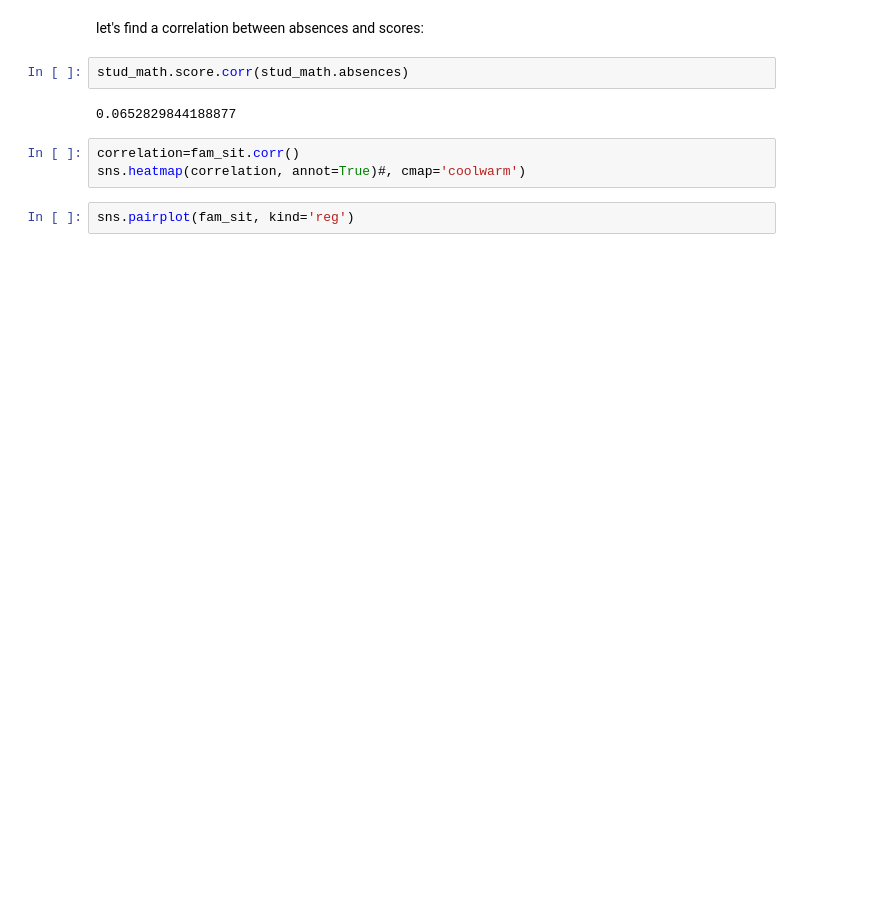
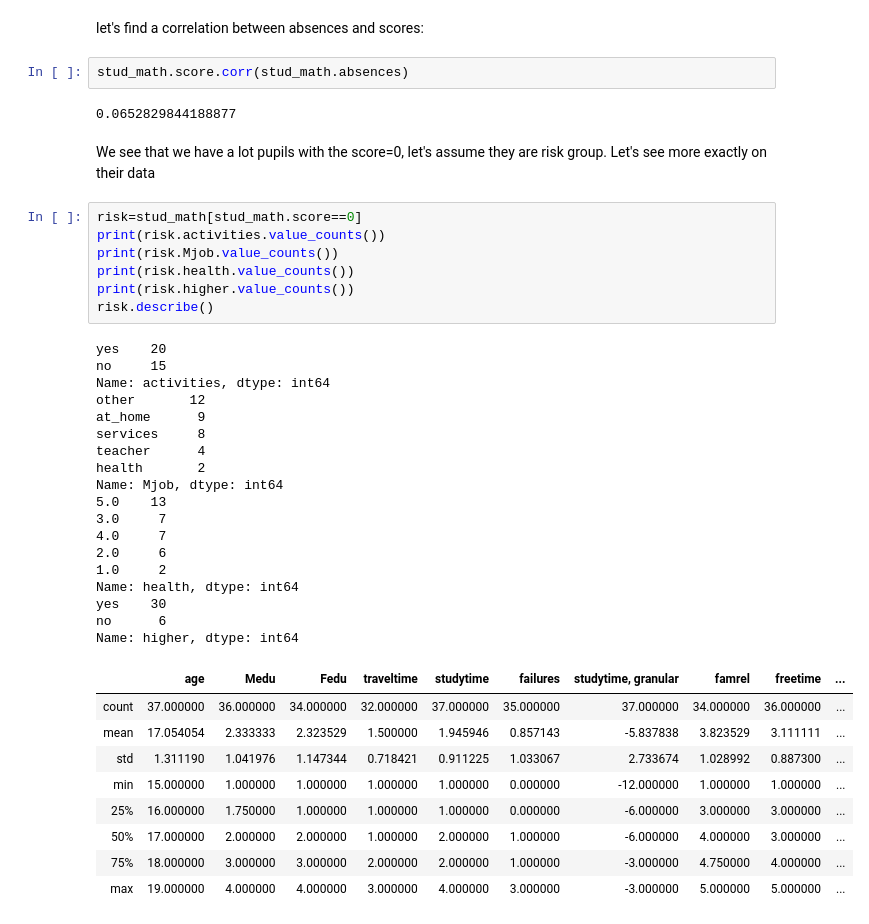
Before and after one commit to Ira-Trygub/project_2_stud_math, a Jupyter notebook: project_2_study_mathematic.ipynb, the cells around one changed output. Saved outputs shown, nothing was run; the diff lists cells and outputs as text; blank space fills up the shorter version.

Commit message:
risk1

```diff
--- a/project_2_study_mathematic.ipynb
+++ b/project_2_study_mathematic.ipynb
@@ -786,8 +798,41 @@ let's find a correlation between absences and scores:
 stud_math.score.corr(stud_math.absences)
 # %% [output]
 0.0652829844188877
-# %%
-correlation=fam_sit.corr()
-sns.heatmap(correlation, annot=True)#, cmap='coolwarm')
-# %%
-sns.pairplot(fam_sit, kind='reg')
+# %% [markdown]
+We see that we have a lot pupils with the score=0, let's assume they are  risk group.
+Let's see more exactly on their data
+# %%
+risk=stud_math[stud_math.score==0]
+print(risk.activities.value_counts())
+print(risk.Mjob.value_counts())
+print(risk.health.value_counts())
+print(risk.higher.value_counts())
+risk.describe()
+# %% [output]
+yes    20
+no     15
+Name: activities, dtype: int64
+other       12
+at_home      9
+services     8
+teacher      4
+health       2
+Name: Mjob, dtype: int64
+5.0    13
+3.0     7
+4.0     7
+2.0     6
+1.0     2
+Name: health, dtype: int64
+yes    30
+no      6
+Name: higher, dtype: int64
+|  | age | Medu | Fedu | traveltime | studytime | failures | studytime, granular | famrel | freetime | ... |
+| count | 37.000000 | 36.000000 | 34.000000 | 32.000000 | 37.000000 | 35.000000 | 37.000000 | 34.000000 | 36.000000 | ... |
+| mean | 17.054054 | 2.333333 | 2.323529 | 1.500000 | 1.945946 | 0.857143 | -5.837838 | 3.823529 | 3.111111 | ... |
+| std | 1.311190 | 1.041976 | 1.147344 | 0.718421 | 0.911225 | 1.033067 | 2.733674 | 1.028992 | 0.887300 | ... |
+| min | 15.000000 | 1.000000 | 1.000000 | 1.000000 | 1.000000 | 0.000000 | -12.000000 | 1.000000 | 1.000000 | ... |
+| 25% | 16.000000 | 1.750000 | 1.000000 | 1.000000 | 1.000000 | 0.000000 | -6.000000 | 3.000000 | 3.000000 | ... |
+| 50% | 17.000000 | 2.000000 | 2.000000 | 1.000000 | 2.000000 | 1.000000 | -6.000000 | 4.000000 | 3.000000 | ... |
+| 75% | 18.000000 | 3.000000 | 3.000000 | 2.000000 | 2.000000 | 1.000000 | -3.000000 | 4.750000 | 4.000000 | ... |
+| max | 19.000000 | 4.000000 | 4.000000 | 3.000000 | 4.000000 | 3.000000 | -3.000000 | 5.000000 | 5.000000 | ... |
```
Also changed, not shown: parts of 12 cells of this notebook.
